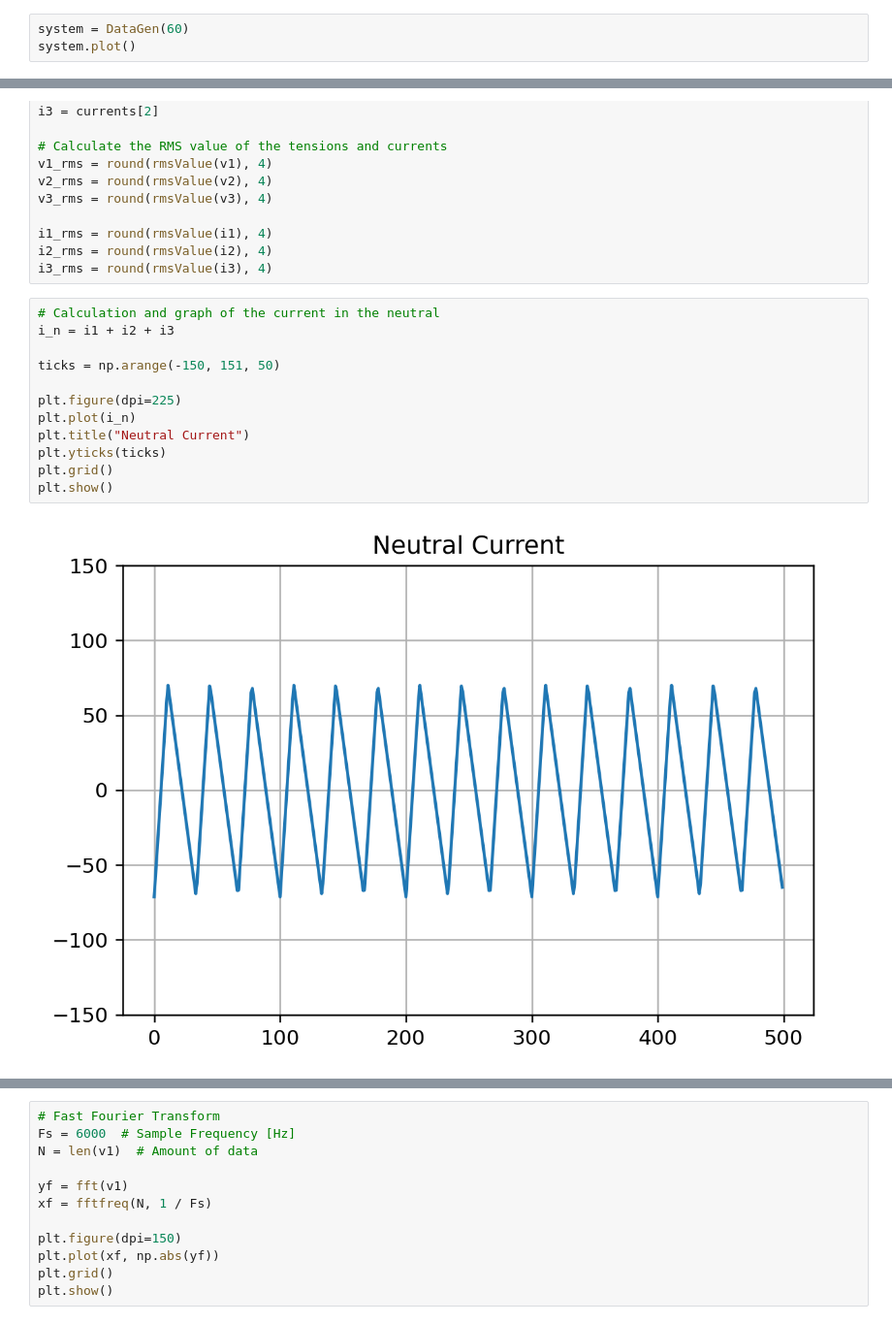
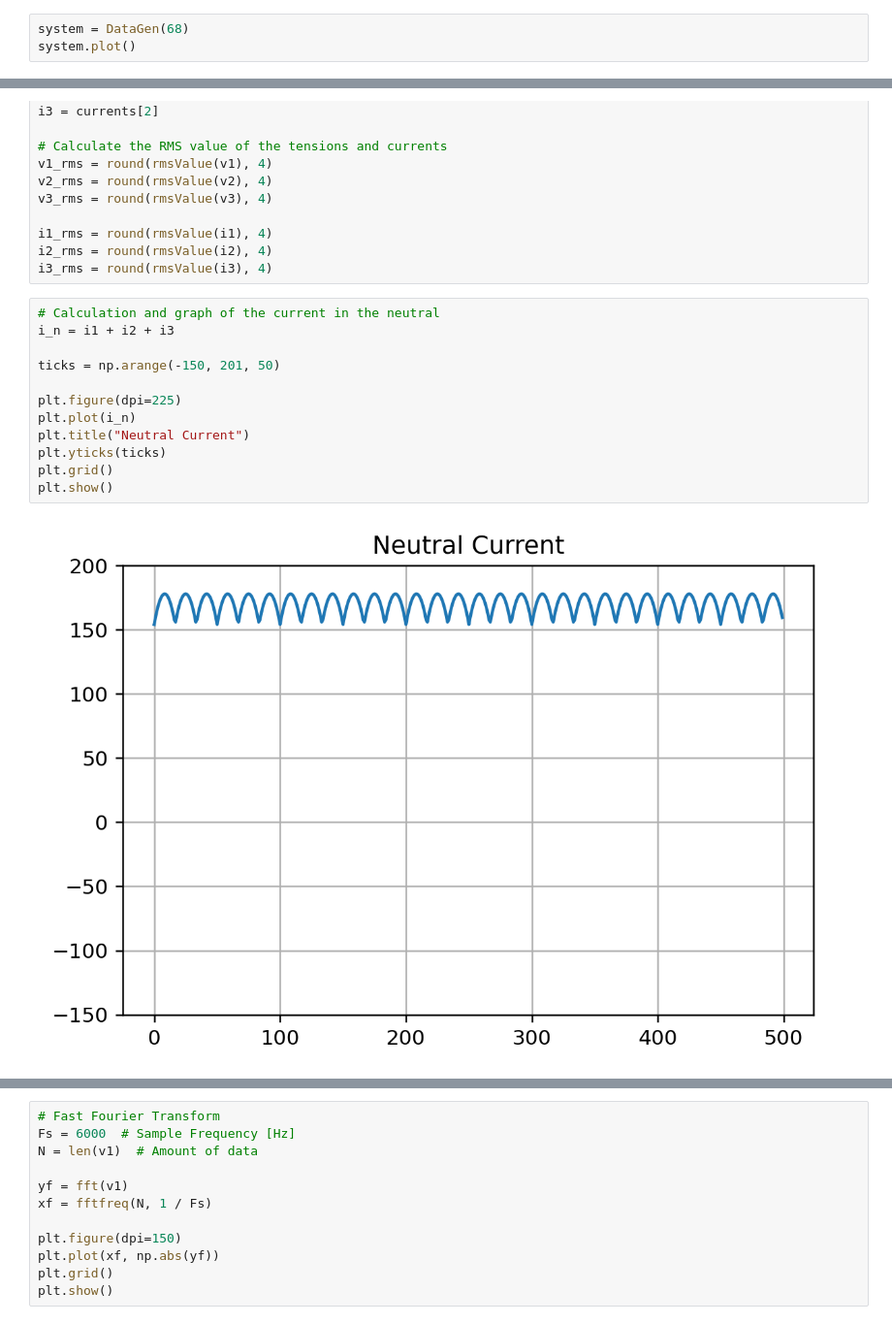
Before and after one commit to DnelZpt/line_analyzer, a Jupyter notebook: final_project.ipynb, the cells around one changed output, grey strips where cells are left out. Shown: that part at 97% size. Cells and saved outputs as stored; diff of their text form.

```diff
--- a/final_project.ipynb
+++ b/final_project.ipynb
@@ -48,6 +48,6 @@ def reactivePower(voltage, current):
 
     return Qf
 # %%
-system = DataGen(60)
+system = DataGen(68)
 system.plot()
 # %% [output]
@@ -75,17 +75,17 @@ i3_rms = round(rmsValue(i3), 4)
 # %%
 # Calculation and graph of the current in the neutral
 i_n = i1 + i2 + i3
 
-ticks = np.arange(-150, 151, 50)
+ticks = np.arange(-150, 201, 50)
 
 plt.figure(dpi=225)
 plt.plot(i_n)
 plt.title("Neutral Current")
 plt.yticks(ticks)
 plt.grid()
 plt.show()
 # %% [output]
-[figure, old version]
+[figure, new version]
 # %%
 # Calculate the power of the system
 
```
Also changed, not shown: parts of 2 cells of this notebook.
